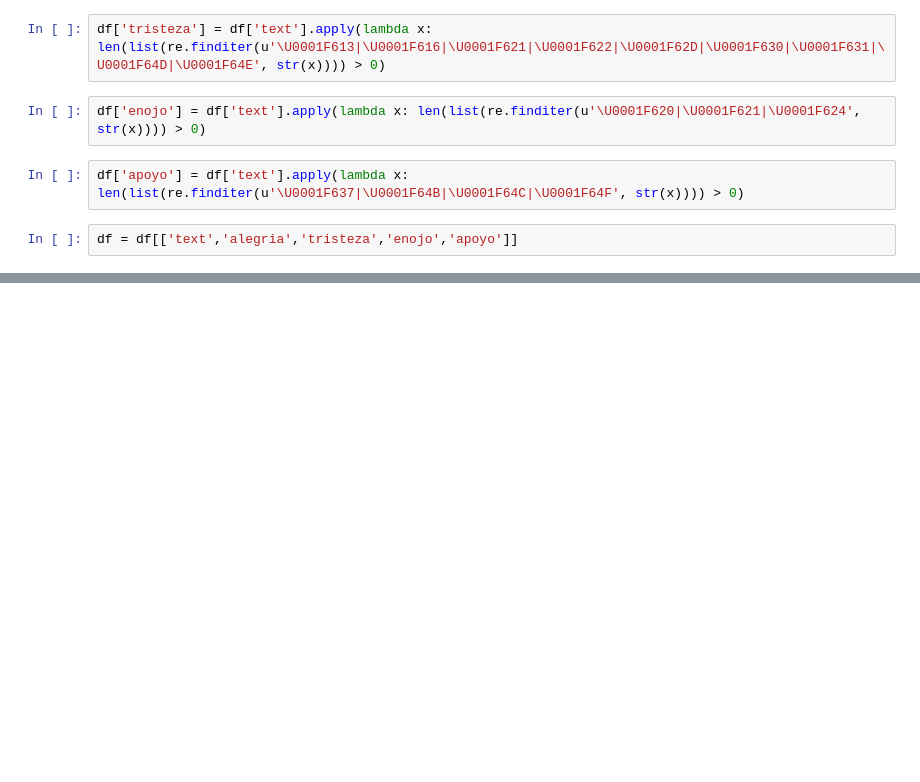
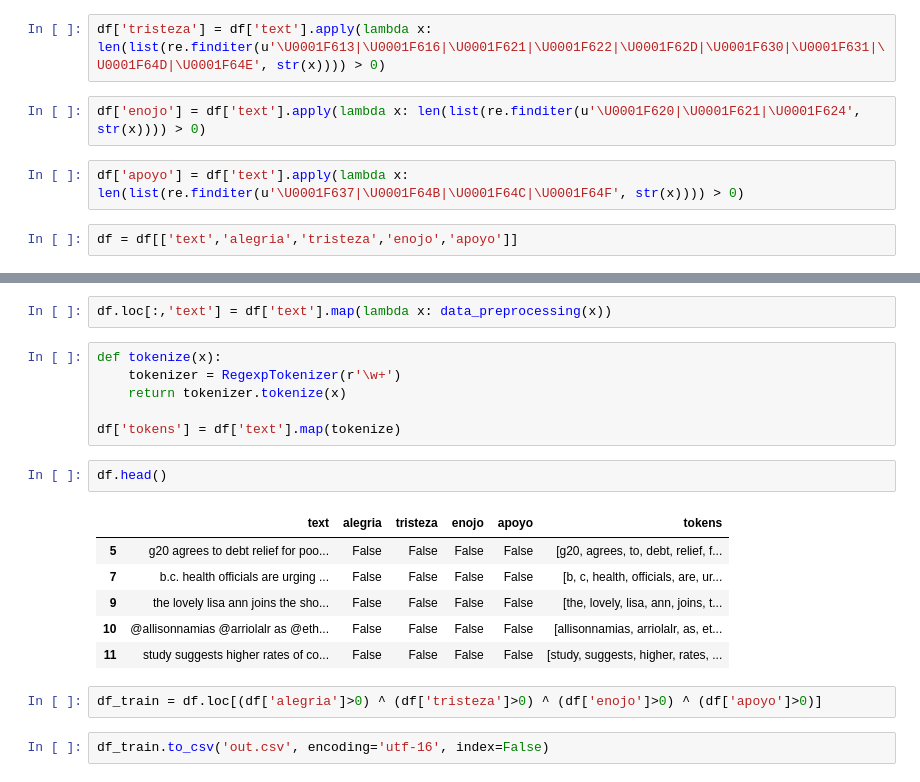
Before and after one commit to aymericcousaert/tweets-covid, a Jupyter notebook: corona.ipynb, the cells around one changed output, grey strips where cells are left out. Drawn from its saved outputs; the diff is of its cells as text; blank space fills up the shorter version.

```diff
--- a/corona.ipynb
+++ b/corona.ipynb
@@ -95,0 +133,21 @@ df = df[['text','alegria','tristeza','enojo','apoyo']]
+# %%
+df.loc[:,'text'] = df['text'].map(lambda x: data_preprocessing(x))
+# %%
+def tokenize(x):
+    tokenizer = RegexpTokenizer(r'\w+')
+    return tokenizer.tokenize(x)
+
+df['tokens'] = df['text'].map(tokenize)
+# %%
+df.head()
+# %% [output]
+|  | text | alegria | tristeza | enojo | apoyo | tokens |
+| 5 | g20 agrees to debt relief for poo... | False | False | False | False | [g20, agrees, to, debt, relief, f... |
+| 7 | b.c. health officials are urging ... | False | False | False | False | [b, c, health, officials, are, ur... |
+| 9 | the lovely lisa ann joins the sho... | False | False | False | False | [the, lovely, lisa, ann, joins, t... |
+| 10 | @allisonnamias @arriolalr as @eth... | False | False | False | False | [allisonnamias, arriolalr, as, et... |
+| 11 | study suggests higher rates of co... | False | False | False | False | [study, suggests, higher, rates, ... |
+# %%
+df_train = df.loc[(df['alegria']>0) ^ (df['tristeza']>0) ^ (df['enojo']>0) ^ (df['apoyo']>0)]
+# %%
+df_train.to_csv('out.csv', encoding='utf-16', index=False)
```
Also changed, not shown: parts of 35 cells of this notebook.
